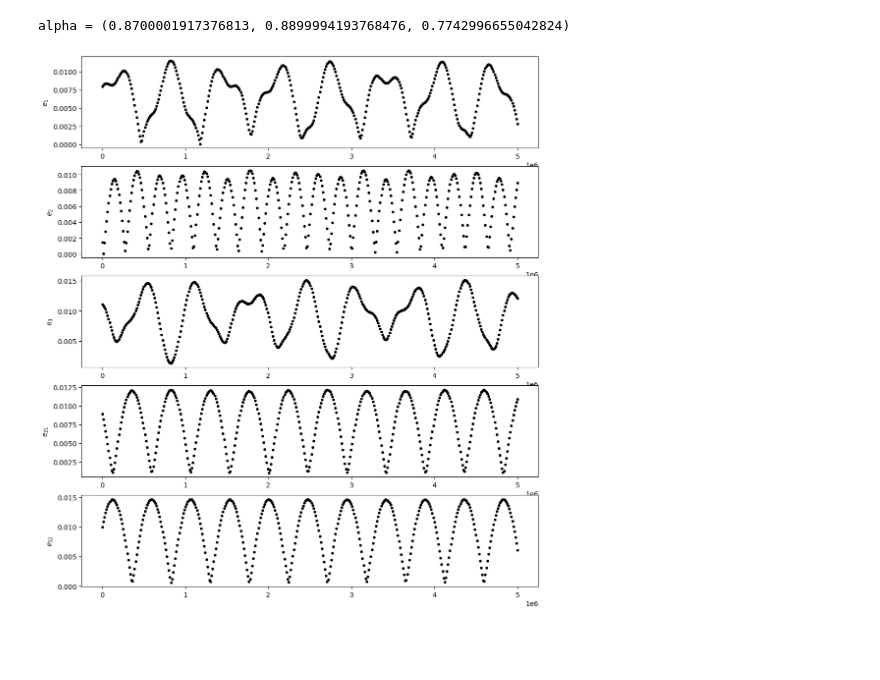
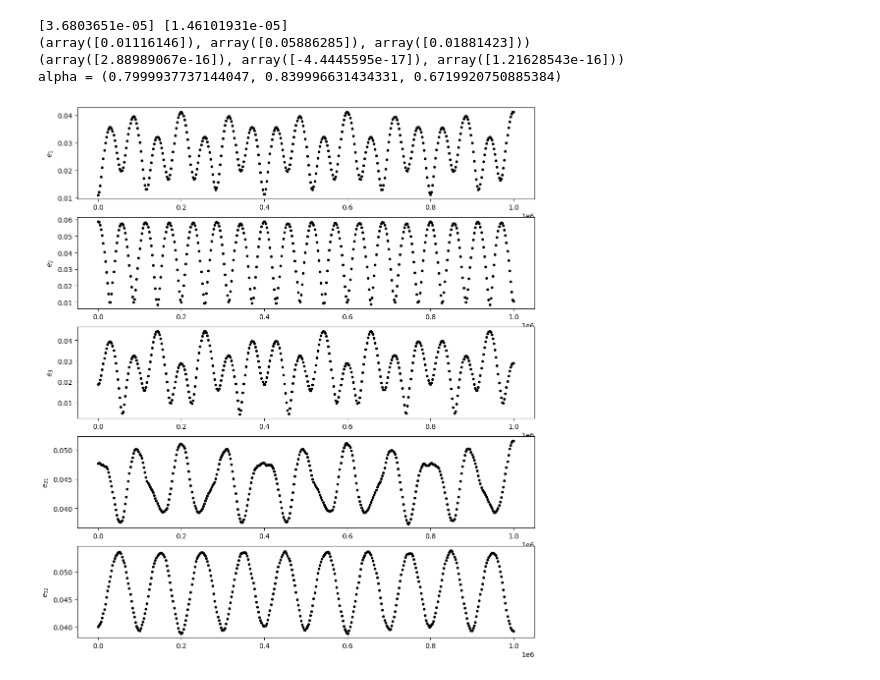
Before and after one commit to EritasY/Chaos, a Jupyter notebook: Plot eccentricity.ipynb, the cells around one changed output. Saved outputs shown, nothing was run; the diff lists cells and outputs as text; code cells hidden in the pictures; blank space fills up the shorter version.

```diff
--- a/Plot eccentricity.ipynb
+++ b/Plot eccentricity.ipynb
@@ -75,19 +75,38 @@ def breathingON(mass, phi, A3_p):
     y1 = np.cos(phi)*np.sqrt(m1/(m3*(m1+m3))) + np.sin(phi)*np.sqrt(m2/(m_tot*(m1+m3))) + np.sin(phi)*np.sqrt((m1+m3)/(m2*m_tot))
     y2 = -np.sin(phi)*np.sqrt(m1/(m3*(m1+m3))) + np.cos(phi)*np.sqrt(m2/(m_tot*(m1+m3))) + np.cos(phi)*np.sqrt((m1+m3)/(m2*m_tot))
 
-    if ((x1/y1)**2-1 < 1e-3) and ((x2/y2)**2-1 < 1e-3):
+    if (np.fabs(np.round(x1))==np.fabs(np.round(y1))) and (np.fabs(np.round(x2))==np.fabs(np.round(y2))):
         A3_b = A3_p / np.sqrt(2)
         A2_b = A3_b*x2/x1
         theta = np.pi/2
     else:
         def A2(theta):
-            return 2*A3_p*x2*y2*np.cos(theta) / np.sqrt((x1*y2-x2*y1)**2 + 4*x1*x2*y1*y2*(np.cos(theta))**2)
+            if x1*y2 - x2*y1 < 0:
+                return -2*A3_p*x2*y2*np.cos(theta) / np.sqrt((x1*y2-x2*y1)**2 + 4*x1*x2*y1*y2*(np.cos(theta))**2)
+            else:
+                return 2*A3_p*x2*y2*np.cos(theta) / np.sqrt((x1*y2-x2*y1)**2 + 4*x1*x2*y1*y2*(np.cos(theta))**2)
+
         def A3(theta):
-            return A3_p*(x1*y2-x2*y1) / np.sqrt((x1*y2-x2*y1)**2 + 4*x1*x2*y1*y2*(np.cos(theta))**2)
+            if x1*y2 - x2*y1 < 0:
+                return -A3_p*(x1*y2-x2*y1) / np.sqrt((x1*y2-x2*y1)**2 + 4*x1*x2*y1*y2*(np.cos(theta))**2)
+            else:
+                return A3_p*(x1*y2-x2*y1) / np.sqrt((x1*y2-x2*y1)**2 + 4*x1*x2*y1*y2*(np.cos(theta))**2)
+
         def e21_min(theta):
+            return -(x1*A2(theta) + x2*A3(theta))**2
+        def e32_min(theta):
             return -(y1*A2(theta) + y2*A3(theta))**2
-        theta = opt.minimize(e21_min, x0=0).x
-        A2_b, A3_b = A2(theta), A3(theta)
+
+        minimizer_kwargs = {"method":"L-BFGS-B", "bounds":[(0,2*np.pi)]} #"constraints":{'type':'ineq','fun': A2}
+        result21 = opt.basinhopping(e21_min, x0=0, minimizer_kwargs=minimizer_kwargs, niter=50)
+        result32 = opt.basinhopping(e32_min, x0=0, minimizer_kwargs=minimizer_kwargs, niter=50)
+
+        if np.fabs(result21.fun) > np.fabs(result32.fun):
+            theta = result21.x
+            A2_b, A3_b = A2(theta), A3(theta)
+        else:
+            theta = result32.x
+            A2_b, A3_b = A2(theta), A3(theta)
 
     return A2_b, A3_b, theta
 # %%
@@ -163,8 +182,8 @@ def sim(alpha, mass, ecc, pom, scale):
     axarr[4].plot(times, e32, 'k.')
     axarr[4].set_ylabel(r"$e_{32}$")
 # %%
-alpha = 0.87, 0.89
-mass = 2e-7,1e-7,1e-7
-ecc = 0.01, 0.01, 0.01
+alpha = 0.8, 0.84
+mass = 2e-6,1e-6,1e-6
+ecc = 0.05, 0.05, 0.05
 pomega = 0, 0, np.pi
 amp1, amp2, amp3, phase1, phase2, phase3, omega2, omega3, phi = GtoS(alpha, mass, ecc, pomega)
@@ -177,7 +190,13 @@ alpha = (0.869999320585952, 0.8900007922717377, 0.7743000845973708)
 # %%
 A2_b, A3_b, theta = breathingON(mass, phi, amp3)
+print(A2_b, A3_b)
 ecc, pomega = StoG(mass, (amp1, A2_b, A3_b), (phase1, phase2, phase2+theta), phi)
-sim(alpha, mass, ecc, pomega, 5e6)
+print(ecc)
+print(pomega)
+sim(alpha, mass, ecc, pomega, 1e6)
 # %% [output]
-alpha = (0.8700001917376813, 0.8899994193768476, 0.7742996655042824)
+[3.6803651e-05] [1.46101931e-05]
+(array([0.01116146]), array([0.05886285]), array([0.01881423]))
+(array([2.88989067e-16]), array([-4.4445595e-17]), array([1.21628543e-16]))
+alpha = (0.7999937737144047, 0.839996631434331, 0.6719920750885384)
-[figure, old version]
+[figure, new version]
```
Also changed, not shown: parts of 11 cells of this notebook, 3 other files.
